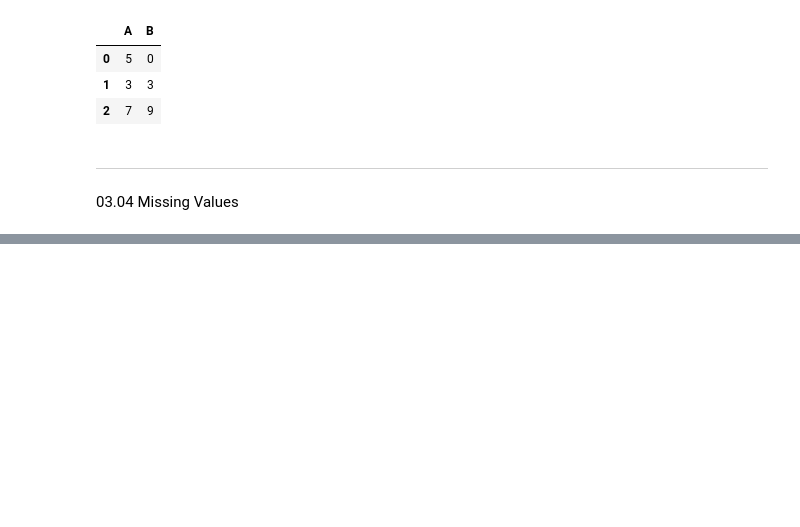
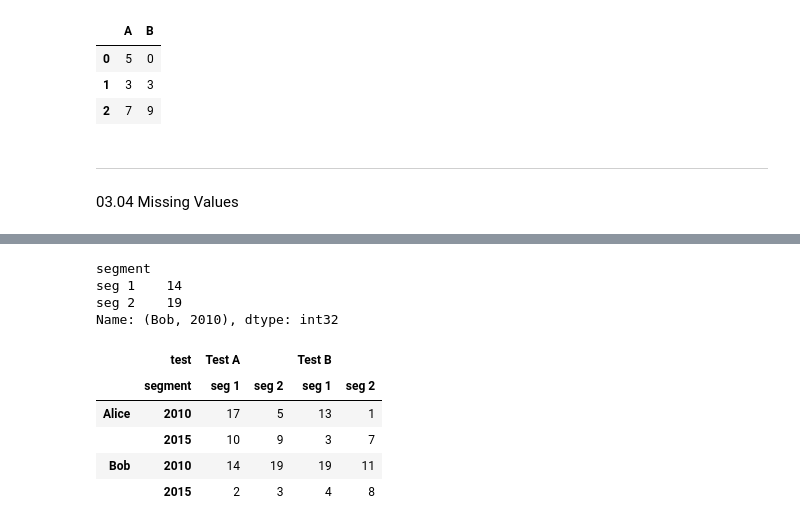
Before and after one commit to Asav7/DS_Sandbox, a Jupyter notebook: Python Data Science Handbook Notes.ipynb, the cells around one changed output, grey strips where cells are left out. Saved outputs shown, nothing was run; the diff lists cells and outputs as text; code cells hidden in the pictures; blank space fills up the shorter version.

```diff
--- a/Python Data Science Handbook Notes.ipynb
+++ b/Python Data Science Handbook Notes.ipynb
@@ -458,0 +578,16 @@ df.stack?
+# %%
+h_df.loc["Bob", 2010]["Test A"]
+# %% [output]
+segment
+seg 1    14
+seg 2    19
+Name: (Bob, 2010), dtype: int32
+# %%
+h_df.loc["Alice":"Bob"]
+# %% [output]
+|  | test | Test A |  | Test B |  |
+|  | segment | seg 1 | seg 2 | seg 1 | seg 2 |
+| Alice | 2010 | 17 | 5 | 13 | 1 |
+|  | 2015 | 10 | 9 | 3 | 7 |
+| Bob | 2010 | 14 | 19 | 19 | 11 |
+|  | 2015 | 2 | 3 | 4 | 8 |
```
Also changed, not shown: parts of 17 cells of this notebook.
